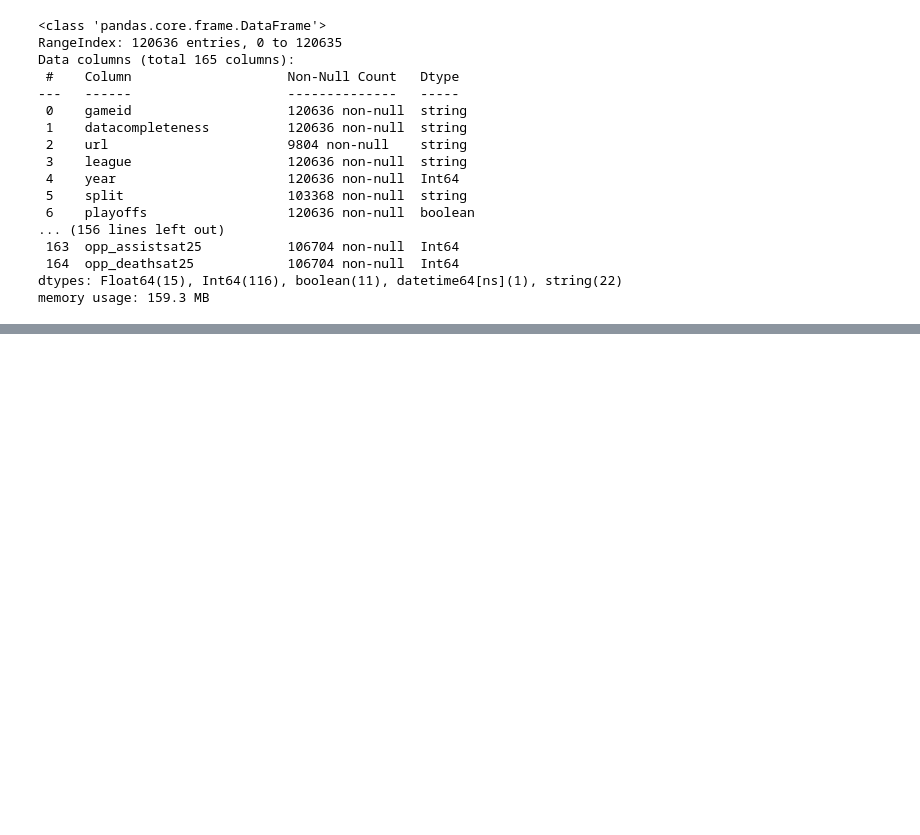
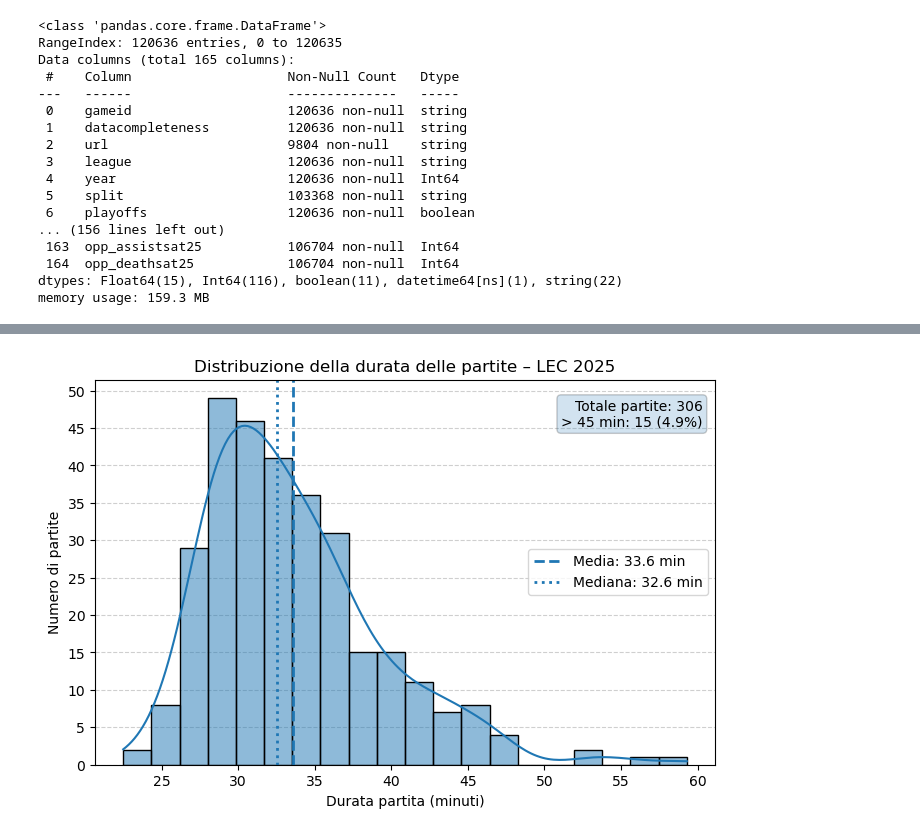
Before and after one commit to AnalystEca/G2-project-analysis, a Jupyter notebook: G2_analisi.ipynb, the cells around one changed output, grey strips where cells are left out. Cells and saved outputs as stored; diff of their text form; code cells hidden in the pictures; blank space fills up the shorter version.

```diff
--- a/G2_analisi.ipynb
+++ b/G2_analisi.ipynb
@@ -64,0 +170,48 @@ memory usage: 159.3 MB
+# %%
+games_duration_df = lec_df.drop_duplicates(subset='gameid').copy()
+
+games_duration_df['gamelength_min'] = games_duration_df['gamelength'] / 60
+mean_duration = games_duration_df['gamelength_min'].mean()
+median_duration = games_duration_df['gamelength_min'].median()
+
+n_total = games_duration_df['gamelength_min'].shape[0]
+n_over_45 = (games_duration_df['gamelength_min'] > 45).sum()
+pct_over_45 = n_over_45 / n_total * 100
+# %%
+plt.figure(figsize=(8, 5))
+ax = sns.histplot(games_duration_df['gamelength_min'], bins=20, kde=True)
+
+# Linee verticali: media e mediana
+ax.axvline(mean_duration, linestyle='--', linewidth=2, label=f"Media: {mean_duration:.1f} min")
+ax.axvline(median_duration, linestyle=':', linewidth=2, label=f"Mediana: {median_duration:.1f} min")
+
+# Asse Y con step fisso (come hai già fatto)
+y_max = ax.get_ylim()[1]
+ax.set_yticks(np.arange(0, y_max + 1, 5))
+
+# Griglia orizzontale
+ax.set_axisbelow(True)
+ax.grid(axis='y', linestyle='--', alpha=0.6)
+
+# Titoli e label
+ax.set_xlabel('Durata partita (minuti)')
+ax.set_ylabel('Numero di partite')
+ax.set_title('Distribuzione della durata delle partite – LEC 2025')
+
+# Box testuale con supporto quantitativo (>45 min)
+info = (
+    f"Totale partite: {n_total}\n"
+    f"> 45 min: {n_over_45} ({pct_over_45:.1f}%)"
+)
+
+ax.text(
+    0.98, 0.95, info,
+    transform=ax.transAxes,
+    ha='right', va='top',
+    bbox=dict(boxstyle='round', alpha=0.2)
+)
+
+ax.legend()
+plt.show()
+# %% [output]
+[figure, added]
```
Also changed, not shown: parts of 12 cells of this notebook, 1 other file.
